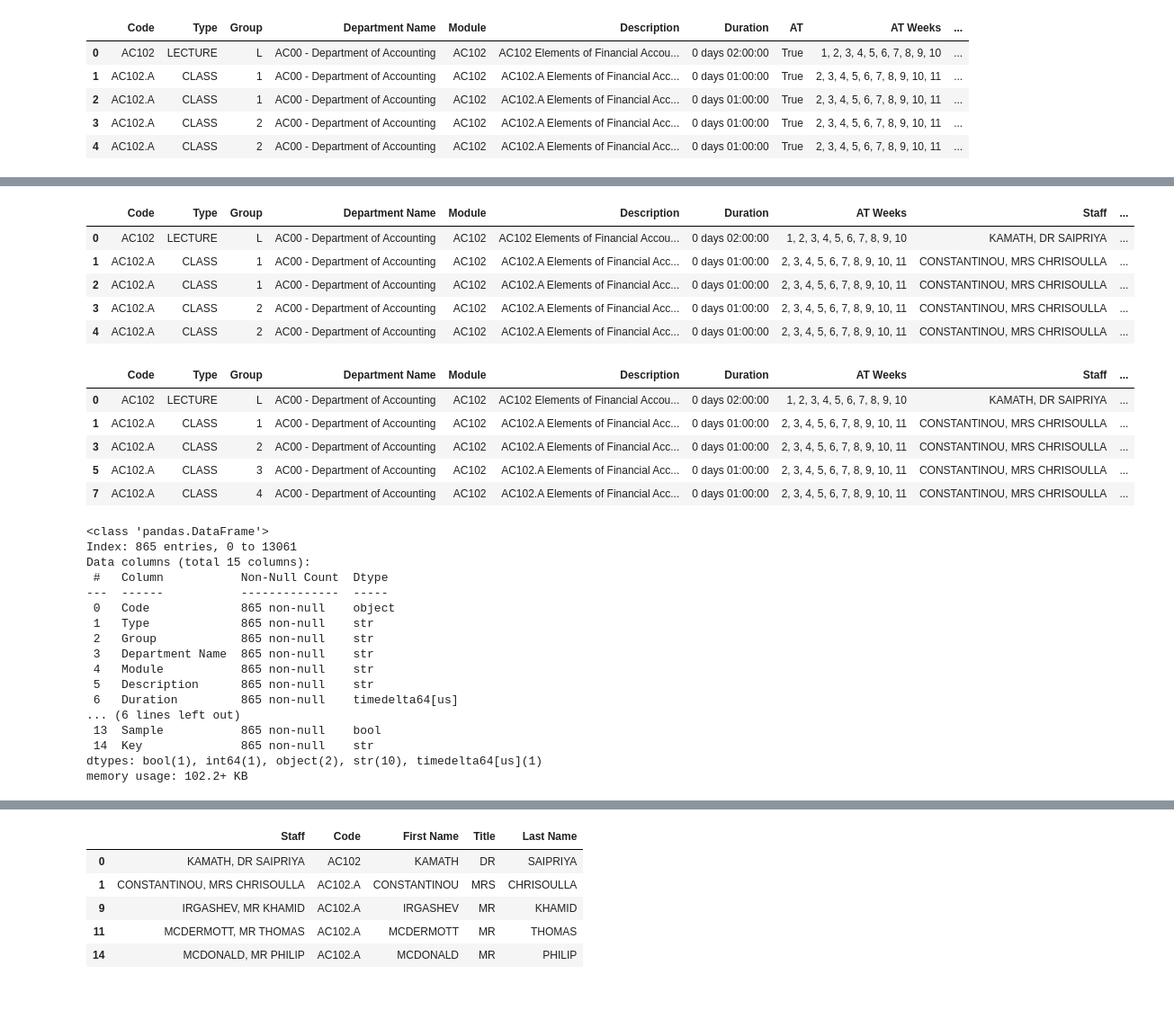
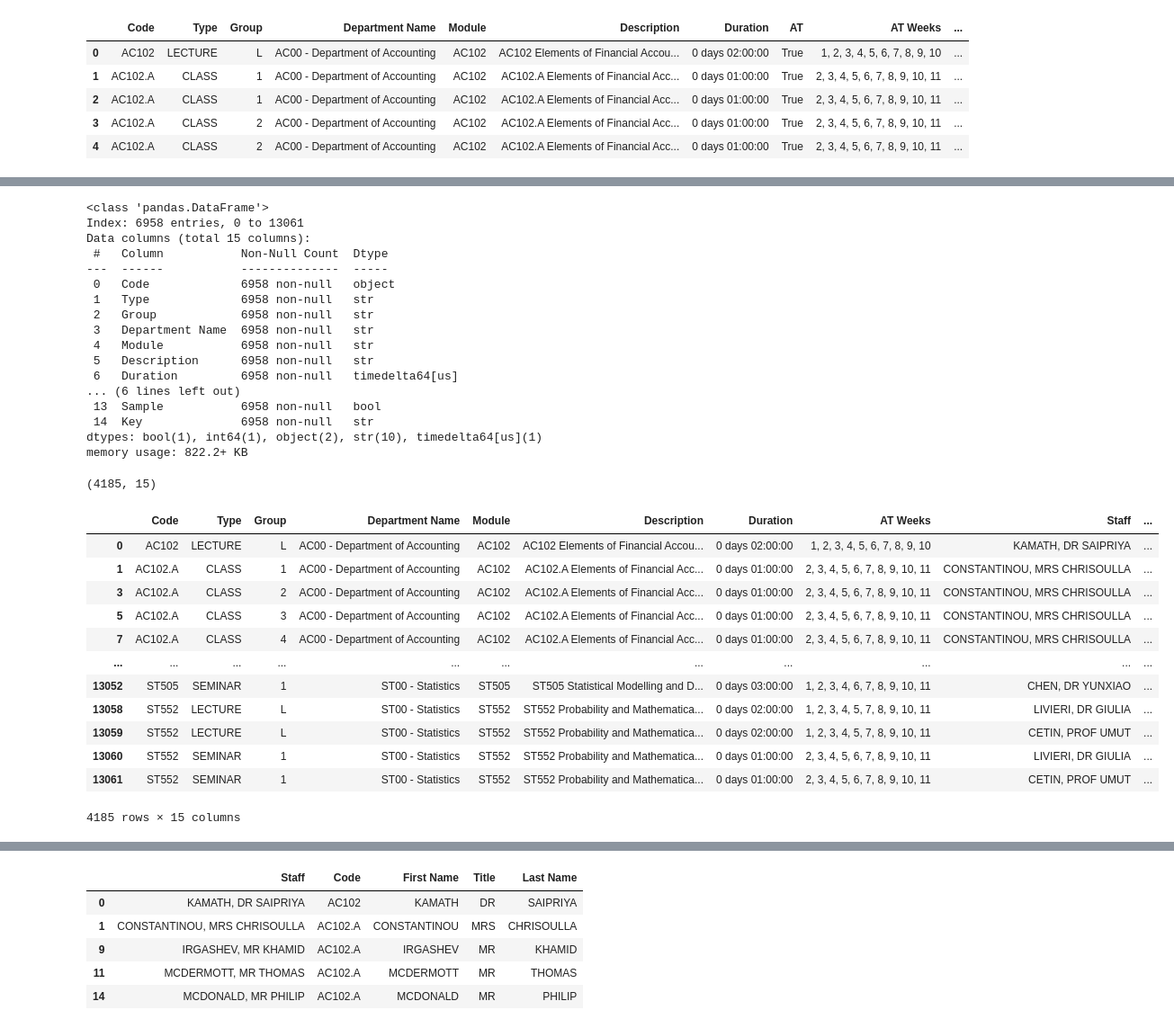
Before and after one commit to ngocminh7200/CTP-with-GNN-GA, a Jupyter notebook: DataPreProcessing.ipynb, the cells around one changed output, grey strips where cells are left out. Shown at 90% size. Cells and saved outputs as stored; diff of their text form; code cells hidden in the pictures; blank space fills up the shorter version.

```diff
--- a/DataPreProcessing.ipynb
+++ b/DataPreProcessing.ipynb
@@ -266,41 +266,43 @@ course_master_data.head()
 course_df = course_master_data[['Code', 'Type', 'Group', 'Department Name', 'Module', 'Description', 'Duration', 'AT Weeks', 'Staff', 'NUMSTU', 'Department', 'Course_Level', 'Program', 'Sample']].copy()
 course_df = course_df[course_df['Sample'] == True]
 course_df['Key'] = course_df['Code'] + '_' + course_df['Group']
-course_df.head()
+course_df.info()
 # %% [output]
-|  | Code | Type | Group | Department Name | Module | Description | Duration | AT Weeks | Staff | ... |
-| 0 | AC102 | LECTURE | L | AC00 - Department of Accounting | AC102 | AC102 Elements of Financial Accou... | 0 days 02:00:00 | 1, 2, 3, 4, 5, 6, 7, 8, 9, 10 | KAMATH, DR SAIPRIYA | ... |
-| 1 | AC102.A | CLASS | 1 | AC00 - Department of Accounting | AC102 | AC102.A Elements of Financial Acc... | 0 days 01:00:00 | 2, 3, 4, 5, 6, 7, 8, 9, 10, 11 | CONSTANTINOU, MRS CHRISOULLA | ... |
-| 2 | AC102.A | CLASS | 1 | AC00 - Department of Accounting | AC102 | AC102.A Elements of Financial Acc... | 0 days 01:00:00 | 2, 3, 4, 5, 6, 7, 8, 9, 10, 11 | CONSTANTINOU, MRS CHRISOULLA | ... |
-| 3 | AC102.A | CLASS | 2 | AC00 - Department of Accounting | AC102 | AC102.A Elements of Financial Acc... | 0 days 01:00:00 | 2, 3, 4, 5, 6, 7, 8, 9, 10, 11 | CONSTANTINOU, MRS CHRISOULLA | ... |
-| 4 | AC102.A | CLASS | 2 | AC00 - Department of Accounting | AC102 | AC102.A Elements of Financial Acc... | 0 days 01:00:00 | 2, 3, 4, 5, 6, 7, 8, 9, 10, 11 | CONSTANTINOU, MRS CHRISOULLA | ... |
+<class 'pandas.DataFrame'>
+Index: 6958 entries, 0 to 13061
+Data columns (total 15 columns):
+ #   Column           Non-Null Count  Dtype
+---  ------           --------------  -----
+ 0   Code             6958 non-null   object
+ 1   Type             6958 non-null   str
+ 2   Group            6958 non-null   str
+ 3   Department Name  6958 non-null   str
+ 4   Module           6958 non-null   str
+ 5   Description      6958 non-null   str
+ 6   Duration         6958 non-null   timedelta64[us]
+... (6 lines left out)
+ 13  Sample           6958 non-null   bool
+ 14  Key              6958 non-null   str
+dtypes: bool(1), int64(1), object(2), str(10), timedelta64[us](1)
+memory usage: 822.2+ KB
 # %%
 course_df = course_df.drop_duplicates()
-course_df.head()
+course_df.shape
 # %% [output]
-|  | Code | Type | Group | Department Name | Module | Description | Duration | AT Weeks | Staff | ... |
-| 0 | AC102 | LECTURE | L | AC00 - Department of Accounting | AC102 | AC102 Elements of Financial Accou... | 0 days 02:00:00 | 1, 2, 3, 4, 5, 6, 7, 8, 9, 10 | KAMATH, DR SAIPRIYA | ... |
-| 1 | AC102.A | CLASS | 1 | AC00 - Department of Accounting | AC102 | AC102.A Elements of Financial Acc... | 0 days 01:00:00 | 2, 3, 4, 5, 6, 7, 8, 9, 10, 11 | CONSTANTINOU, MRS CHRISOULLA | ... |
-| 3 | AC102.A | CLASS | 2 | AC00 - Department of Accounting | AC102 | AC102.A Elements of Financial Acc... | 0 days 01:00:00 | 2, 3, 4, 5, 6, 7, 8, 9, 10, 11 | CONSTANTINOU, MRS CHRISOULLA | ... |
-| 5 | AC102.A | CLASS | 3 | AC00 - Department of Accounting | AC102 | AC102.A Elements of Financial Acc... | 0 days 01:00:00 | 2, 3, 4, 5, 6, 7, 8, 9, 10, 11 | CONSTANTINOU, MRS CHRISOULLA | ... |
-| 7 | AC102.A | CLASS | 4 | AC00 - Department of Accounting | AC102 | AC102.A Elements of Financial Acc... | 0 days 01:00:00 | 2, 3, 4, 5, 6, 7, 8, 9, 10, 11 | CONSTANTINOU, MRS CHRISOULLA | ... |
+(4185, 15)
 # %%
-course_df.info()
+course_df
 # %% [output]
+|  | Code | Type | Group | Department Name | Module | Description | Duration | AT Weeks | Staff | ... |
+| 0 | AC102 | LECTURE | L | AC00 - Department of Accounting | AC102 | AC102 Elements of Financial Accou... | 0 days 02:00:00 | 1, 2, 3, 4, 5, 6, 7, 8, 9, 10 | KAMATH, DR SAIPRIYA | ... |
+| 1 | AC102.A | CLASS | 1 | AC00 - Department of Accounting | AC102 | AC102.A Elements of Financial Acc... | 0 days 01:00:00 | 2, 3, 4, 5, 6, 7, 8, 9, 10, 11 | CONSTANTINOU, MRS CHRISOULLA | ... |
+| 3 | AC102.A | CLASS | 2 | AC00 - Department of Accounting | AC102 | AC102.A Elements of Financial Acc... | 0 days 01:00:00 | 2, 3, 4, 5, 6, 7, 8, 9, 10, 11 | CONSTANTINOU, MRS CHRISOULLA | ... |
+| 5 | AC102.A | CLASS | 3 | AC00 - Department of Accounting | AC102 | AC102.A Elements of Financial Acc... | 0 days 01:00:00 | 2, 3, 4, 5, 6, 7, 8, 9, 10, 11 | CONSTANTINOU, MRS CHRISOULLA | ... |
+| 7 | AC102.A | CLASS | 4 | AC00 - Department of Accounting | AC102 | AC102.A Elements of Financial Acc... | 0 days 01:00:00 | 2, 3, 4, 5, 6, 7, 8, 9, 10, 11 | CONSTANTINOU, MRS CHRISOULLA | ... |
+| ... | ... | ... | ... | ... | ... | ... | ... | ... | ... | ... |
+| 13052 | ST505 | SEMINAR | 1 | ST00 - Statistics | ST505 | ST505 Statistical Modelling and D... | 0 days 03:00:00 | 1, 2, 3, 4, 6, 7, 8, 9, 10, 11 | CHEN, DR YUNXIAO | ... |
+| 13058 | ST552 | LECTURE | L | ST00 - Statistics | ST552 | ST552 Probability and Mathematica... | 0 days 02:00:00 | 1, 2, 3, 4, 5, 7, 8, 9, 10, 11 | LIVIERI, DR GIULIA | ... |
+| 13059 | ST552 | LECTURE | L | ST00 - Statistics | ST552 | ST552 Probability and Mathematica... | 0 days 02:00:00 | 1, 2, 3, 4, 5, 7, 8, 9, 10, 11 | CETIN, PROF UMUT | ... |
+| 13060 | ST552 | SEMINAR | 1 | ST00 - Statistics | ST552 | ST552 Probability and Mathematica... | 0 days 01:00:00 | 2, 3, 4, 5, 6, 7, 8, 9, 10, 11 | LIVIERI, DR GIULIA | ... |
+| 13061 | ST552 | SEMINAR | 1 | ST00 - Statistics | ST552 | ST552 Probability and Mathematica... | 0 days 01:00:00 | 2, 3, 4, 5, 6, 7, 8, 9, 10, 11 | CETIN, PROF UMUT | ... |
-<class 'pandas.DataFrame'>
-Index: 865 entries, 0 to 13061
-Data columns (total 15 columns):
- #   Column           Non-Null Count  Dtype
----  ------           --------------  -----
- 0   Code             865 non-null    object
- 1   Type             865 non-null    str
- 2   Group            865 non-null    str
- 3   Department Name  865 non-null    str
- 4   Module           865 non-null    str
- 5   Description      865 non-null    str
- 6   Duration         865 non-null    timedelta64[us]
-... (6 lines left out)
- 13  Sample           865 non-null    bool
- 14  Key              865 non-null    str
-dtypes: bool(1), int64(1), object(2), str(10), timedelta64[us](1)
-memory usage: 102.2+ KB
+4185 rows × 15 columns
```
Also changed, not shown: parts of 8 cells of this notebook, 7 other files.
